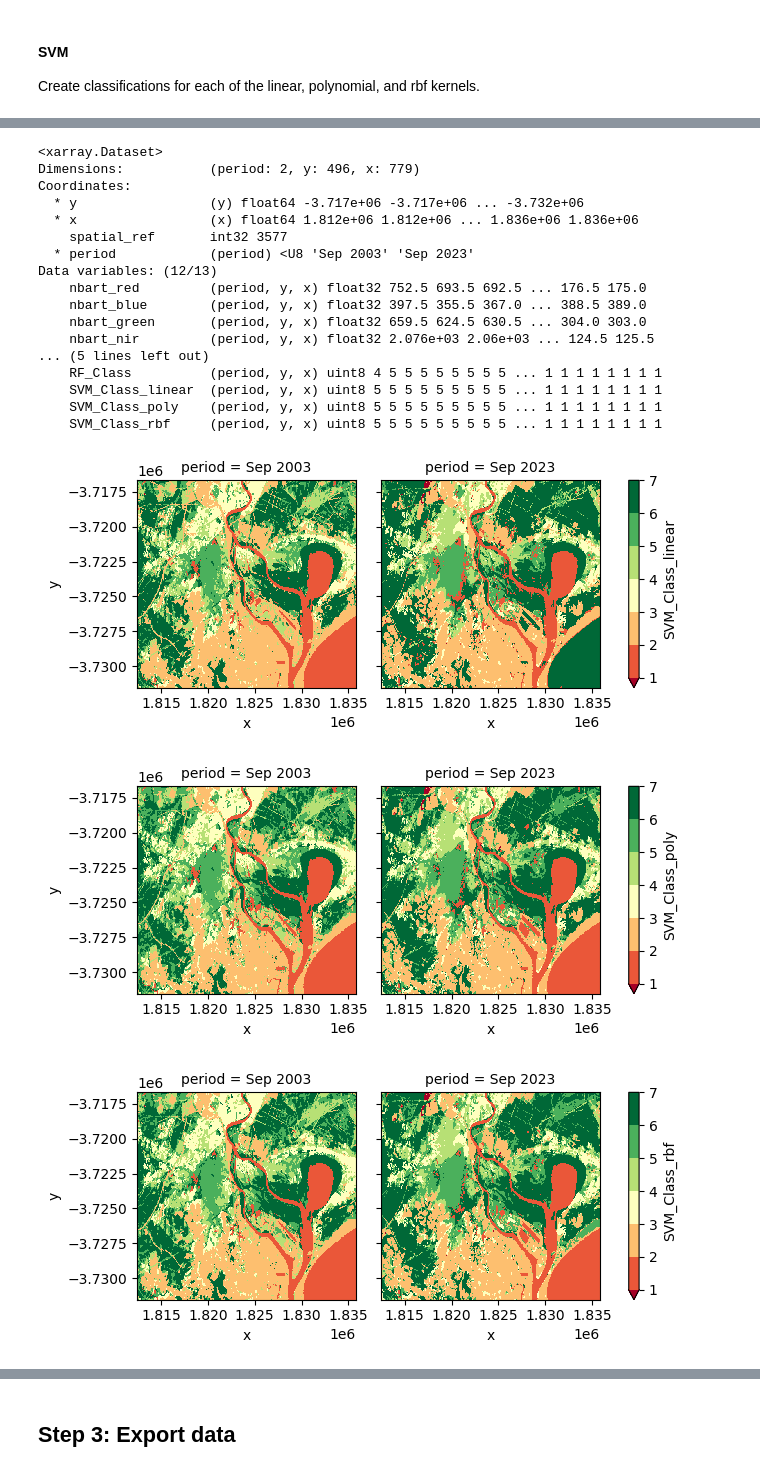
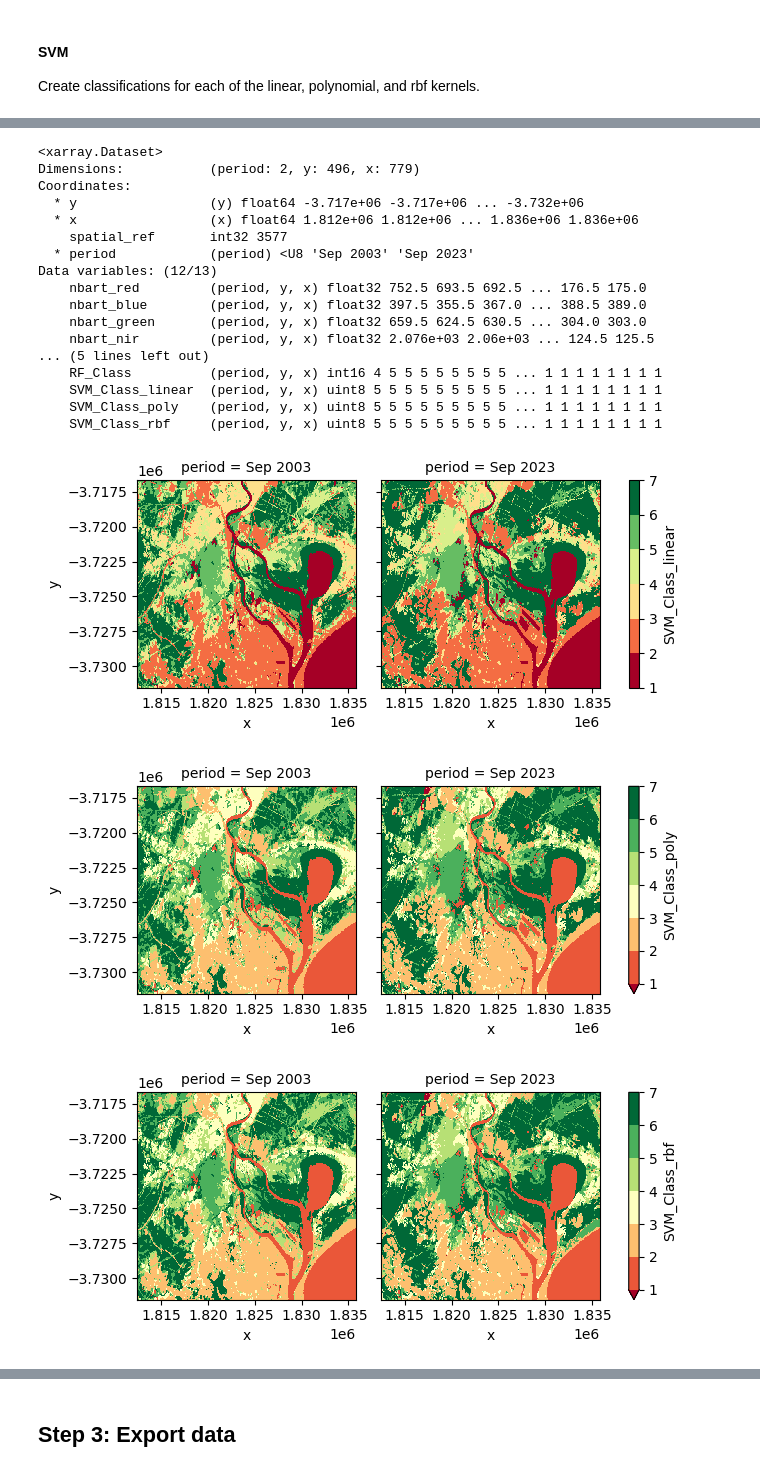
Before and after one commit to mjdear68/Hunter_Estuary_KBA, a Jupyter notebook: nbk/class_data_prep.ipynb, the cells around one changed output, grey strips where cells are left out. Drawn from its saved outputs; the diff is of its cells as text; code cells hidden in the pictures.

```diff
--- a/nbk/class_data_prep.ipynb
+++ b/nbk/class_data_prep.ipynb
@@ -100,6 +100,6 @@ list(ds.data_vars.keys())
  'SVM_Class_poly',
  'SVM_Class_rbf']
 # %%
-X_vars = list(ds.data_vars.keys())[6:9]
+X_vars = list(ds.data_vars.keys())[:6]
 X_vars
 # %% [output]
@@ -113,6 +118,7 @@ def classify(ds, X_vars, y_var, scale=True, buffer=None, clf_method='RF', svm_ke
     ds: The dataset containing the data variables
     X_vars: The predictor variables for the classification
     y_var: The variable of labelled classes
+    scale: Apply standard scaling to feature variables
     buffer: The amount to buffer each gtp polygon; negative values give an internal buffer
     clf_method: RF - random forest; SVM - support vector machine
     svm_kernel: The kernel to use for SVM classifier
@@ -128,9 +134,9 @@ def classify(ds, X_vars, y_var, scale=True, buffer=None, clf_method='RF', svm_ke
         # Convert the data array to a data frame
         dfs.append(ds.sel(period=period).to_dataframe().reset_index())
 
+
     ############################
 
-    ############################
     # Apply standard scaler if required
     if scale:
         scaler = preprocessing.StandardScaler()
@@ -195,9 +201,6 @@ def classify(ds, X_vars, y_var, scale=True, buffer=None, clf_method='RF', svm_ke
 
     # Append to each df in gtp_equal
     gtp_equal = [pd.concat([df, nodata_df]) for df in gtp_equal]
-
-    for i in [0,1]:
-        print(gtp_equal[i].head())
 
 
     ############################
@@ -387,12 +372,17 @@ ds['RF_Class'].plot(col='period',
 Create classifications for each of the linear, polynomial, and rbf kernels.
 # %%
 %%time
+
 from sklearn import svm
-kernels = ['linear', 'poly', 'rbf']
+
 clfn_SVMs = []
 
+# Linear kernel - use standard scaling
+# polynomial and rbf kernels - do not use standard scaling (gives low accuracy)
+kernels = [('linear', True), ('poly', False), ('rbf', False)]
+
 for kernel in kernels:
-    clfn_SVM = classify(ds, X_vars, y_var, buffer=-10, clf_method='SVM', svm_kernel=kernel)
-    ds['SVM_Class_'+kernel] = clfn_SVM['class_da']
+    clfn_SVM = classify(ds, X_vars, y_var, scale=kernel[1], buffer=-10, clf_method='SVM', svm_kernel=kernel[0])
+    ds['SVM_Class_'+kernel[0]] = clfn_SVM['class_da']
     clfn_SVMs.append(clfn_SVM)
 # %% [output]
@@ -429,17 +404,17 @@ Data variables: (12/13)
     nbart_green       (period, y, x) float32 659.5 624.5 630.5 ... 304.0 303.0
     nbart_nir         (period, y, x) float32 2.076e+03 2.06e+03 ... 124.5 125.5
 ... (5 lines left out)
-    RF_Class          (period, y, x) uint8 4 5 5 5 5 5 5 5 5 ... 1 1 1 1 1 1 1 1
+    RF_Class          (period, y, x) int16 4 5 5 5 5 5 5 5 5 ... 1 1 1 1 1 1 1 1
     SVM_Class_linear  (period, y, x) uint8 5 5 5 5 5 5 5 5 5 ... 1 1 1 1 1 1 1 1
     SVM_Class_poly    (period, y, x) uint8 5 5 5 5 5 5 5 5 5 ... 1 1 1 1 1 1 1 1
     SVM_Class_rbf     (period, y, x) uint8 5 5 5 5 5 5 5 5 5 ... 1 1 1 1 1 1 1 1
 # %%
-for var in ['SVM_Class_'+ kernel for kernel in kernels]:
+for var in ['SVM_Class_'+ kernel[0] for kernel in kernels]:
     ds[var].plot(col='period',
                  levels=np.unique(ds.RF_Class)+1,
                  cmap='RdYlGn')
 # %% [output]
-[figure, old version]
+[figure, new version]
 [figure]
 [figure]
 # %%
```
Also changed, not shown: parts of 8 cells of this notebook, 6 other files.
